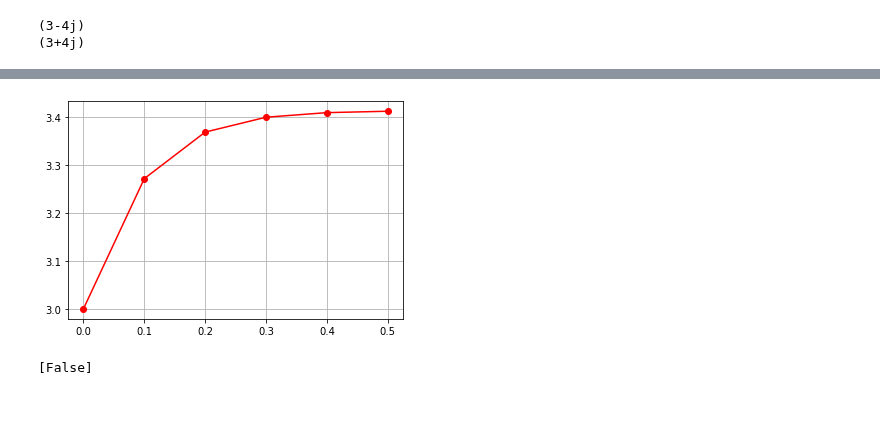
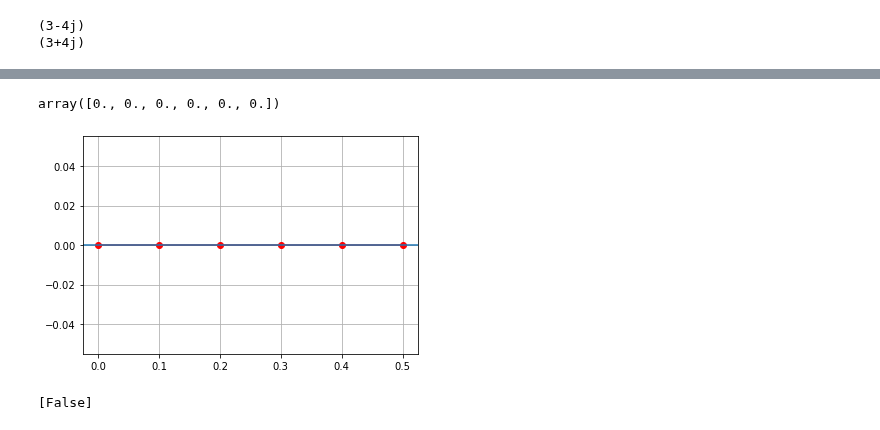
Before and after one commit to KnightShuffler/Quantum-Non-Unitary-Time-Evolution-Public-, a Jupyter notebook: Testing new code.ipynb, the cells around one changed output, grey strips where cells are left out. Drawn from its saved outputs; the diff is of its cells as text; code cells hidden in the pictures.

```diff
--- a/Testing new code.ipynb
+++ b/Testing new code.ipynb
@@ -404,15 +404,16 @@ from hamiltonians import *
 from qiskit import Aer
 
 hm_list = [
-    [[1,3], [1,1], [(0,0)]],
-    [[1,3], [1,1], [(1,1)]],
-    [[1,3], [1,1], [(0,0),(1,0)]],
+    [[1], [1], [0]],
+#    [[1,3], [1,1], [(1,1)]],
+#    [[1,3], [1,1], [(0,0),(1,0)]],
 ]
-d=2
-l=2
+d=1
+l=1
 qmap = {(0,0): 0, (0,1):1, (1,0): 2,  (1,1):3}
-H = Hamiltonian(hm_list, d, l, qmap)
-D = 2
+H = Hamiltonian(hm_list, d, l)#, qmap)
+H.multiply_scalar(-1j)
+D = 0
 
 db = 0.1
 delta = 0.1
@@ -430,6 +435,6 @@ array([ 4.24264069+0.j, -4.24264069+0.j, -1.41421356+0.j,  1.41421356+0.j,
 from qite_params import QITE_params
 
 params = QITE_params(H)
-params.load_hamiltonian_params(D)
+params.load_hamiltonian_params(D, False)
 params.set_run_params(db, delta, N, num_shots, backend)
 # %% [output]
@@ -448,11 +488,16 @@ Iteration 5... Done -- Iteration time = 6.15 seconds
+# %%
+E
+# %% [output]
+array([0., 0., 0., 0., 0., 0.])
 # %%
 import matplotlib.pyplot as plt
 
 plt.plot(np.arange(0,N+1,1)*db, E, 'ro-')
+plt.axhline(y=H.get_spectrum()[0][0])
 plt.grid()
 plt.show()
 # %% [output]
-[figure, old version]
+[figure, new version]
 # %%
 E = np.zeros(N + 1)
 times = np.zeros(N+1)
```
Also changed, not shown: parts of 8 cells of this notebook.
